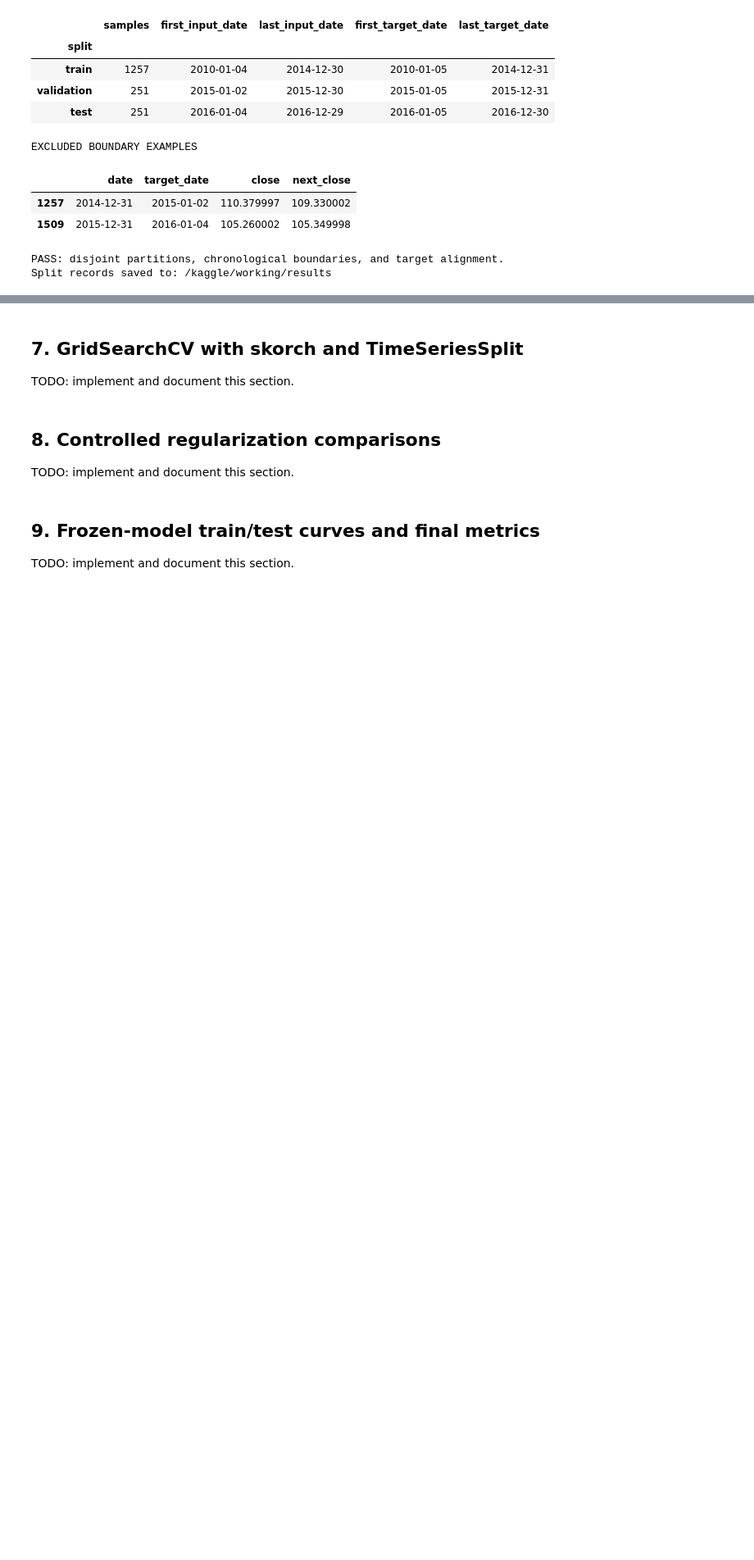
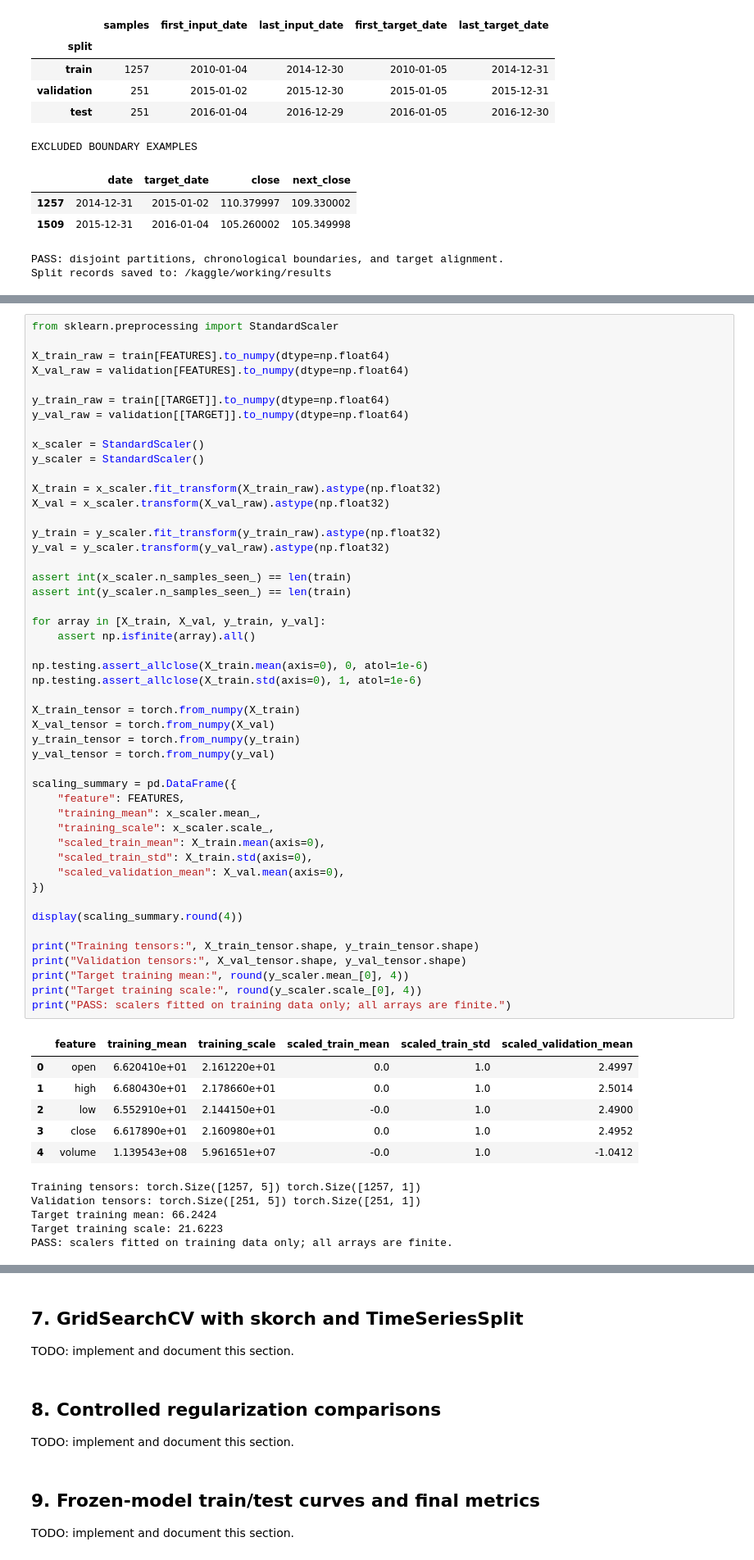
Before and after one commit to soulaimane-22/Deep-Learning-Lab1, a Jupyter notebook: notebooks/01_regression.ipynb, the cells around one changed output, grey strips where cells are left out. Shown at 82% size. Cells and saved outputs as stored; diff of their text form; blank space fills up the shorter version.

```diff
--- a/notebooks/01_regression.ipynb
+++ b/notebooks/01_regression.ipynb
@@ -819,0 +858,60 @@ TODO: implement and document this section.
+# %%
+from sklearn.preprocessing import StandardScaler
+
+X_train_raw = train[FEATURES].to_numpy(dtype=np.float64)
+X_val_raw = validation[FEATURES].to_numpy(dtype=np.float64)
+
+y_train_raw = train[[TARGET]].to_numpy(dtype=np.float64)
+y_val_raw = validation[[TARGET]].to_numpy(dtype=np.float64)
+
+x_scaler = StandardScaler()
+y_scaler = StandardScaler()
+
+X_train = x_scaler.fit_transform(X_train_raw).astype(np.float32)
+X_val = x_scaler.transform(X_val_raw).astype(np.float32)
+
+y_train = y_scaler.fit_transform(y_train_raw).astype(np.float32)
+y_val = y_scaler.transform(y_val_raw).astype(np.float32)
+
+assert int(x_scaler.n_samples_seen_) == len(train)
+assert int(y_scaler.n_samples_seen_) == len(train)
+
+for array in [X_train, X_val, y_train, y_val]:
+    assert np.isfinite(array).all()
+
+np.testing.assert_allclose(X_train.mean(axis=0), 0, atol=1e-6)
+np.testing.assert_allclose(X_train.std(axis=0), 1, atol=1e-6)
+
+X_train_tensor = torch.from_numpy(X_train)
+X_val_tensor = torch.from_numpy(X_val)
+y_train_tensor = torch.from_numpy(y_train)
+y_val_tensor = torch.from_numpy(y_val)
+
+scaling_summary = pd.DataFrame({
+    "feature": FEATURES,
+    "training_mean": x_scaler.mean_,
+    "training_scale": x_scaler.scale_,
+    "scaled_train_mean": X_train.mean(axis=0),
+    "scaled_train_std": X_train.std(axis=0),
+    "scaled_validation_mean": X_val.mean(axis=0),
+})
+
+display(scaling_summary.round(4))
+
+print("Training tensors:", X_train_tensor.shape, y_train_tensor.shape)
+print("Validation tensors:", X_val_tensor.shape, y_val_tensor.shape)
+print("Target training mean:", round(y_scaler.mean_[0], 4))
+print("Target training scale:", round(y_scaler.scale_[0], 4))
+print("PASS: scalers fitted on training data only; all arrays are finite.")
+# %% [output]
+|  | feature | training_mean | training_scale | scaled_train_mean | scaled_train_std | scaled_validation_mean |
+| 0 | open | 6.620410e+01 | 2.161220e+01 | 0.0 | 1.0 | 2.4997 |
+| 1 | high | 6.680430e+01 | 2.178660e+01 | 0.0 | 1.0 | 2.5014 |
+| 2 | low | 6.552910e+01 | 2.144150e+01 | -0.0 | 1.0 | 2.4900 |
+| 3 | close | 6.617890e+01 | 2.160980e+01 | 0.0 | 1.0 | 2.4952 |
+| 4 | volume | 1.139543e+08 | 5.961651e+07 | -0.0 | 1.0 | -1.0412 |
+Training tensors: torch.Size([1257, 5]) torch.Size([1257, 1])
+Validation tensors: torch.Size([251, 5]) torch.Size([251, 1])
+Target training mean: 66.2424
+Target training scale: 21.6223
+PASS: scalers fitted on training data only; all arrays are finite.
```
Also changed, not shown: parts of 11 cells of this notebook, 9 other files.
